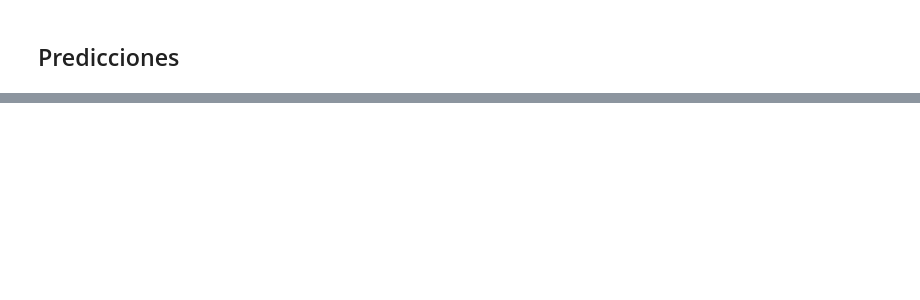
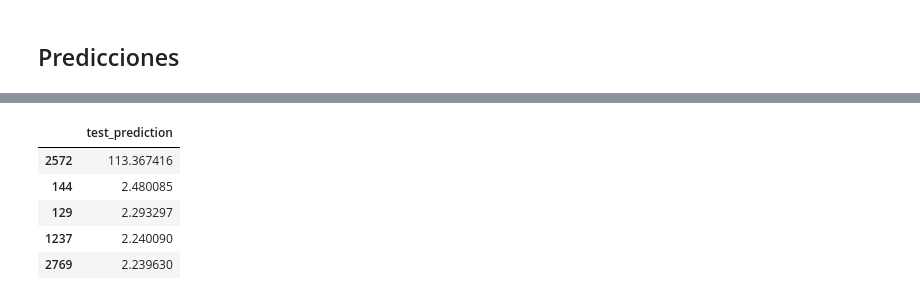
Before and after one commit to anmarphy/Airbnb-Deep-Learning-Pricing-Model, a Jupyter notebook: New York/Modelo de Pricing-Copy2.ipynb, the cells around one changed output, grey strips where cells are left out. Cells and saved outputs as stored; diff of their text form; code cells hidden in the pictures; blank space fills up the shorter version.

```diff
--- a/New York/Modelo de Pricing-Copy2.ipynb
+++ b/New York/Modelo de Pricing-Copy2.ipynb
@@ -310,3 +328,13 @@ _ = plt.plot([-10, 10], [-10, 10])
+# %%
+test_pre=pd.DataFrame(test_predictions, columns=['test_prediction'])
+test_pre.sort_values(by='test_prediction', ascending=False).head() ##ojo con el 2572
+# %% [output]
+|  | test_prediction |
+| 2572 | 113.367416 |
+| 144 | 2.480085 |
+| 129 | 2.293297 |
+| 1237 | 2.240090 |
+| 2769 | 2.239630 |
 # %%
 train_predictions = model.predict(normed_train_data).flatten()
 print(len(test_predictions))
```
Also changed, not shown: parts of 12 cells of this notebook.
